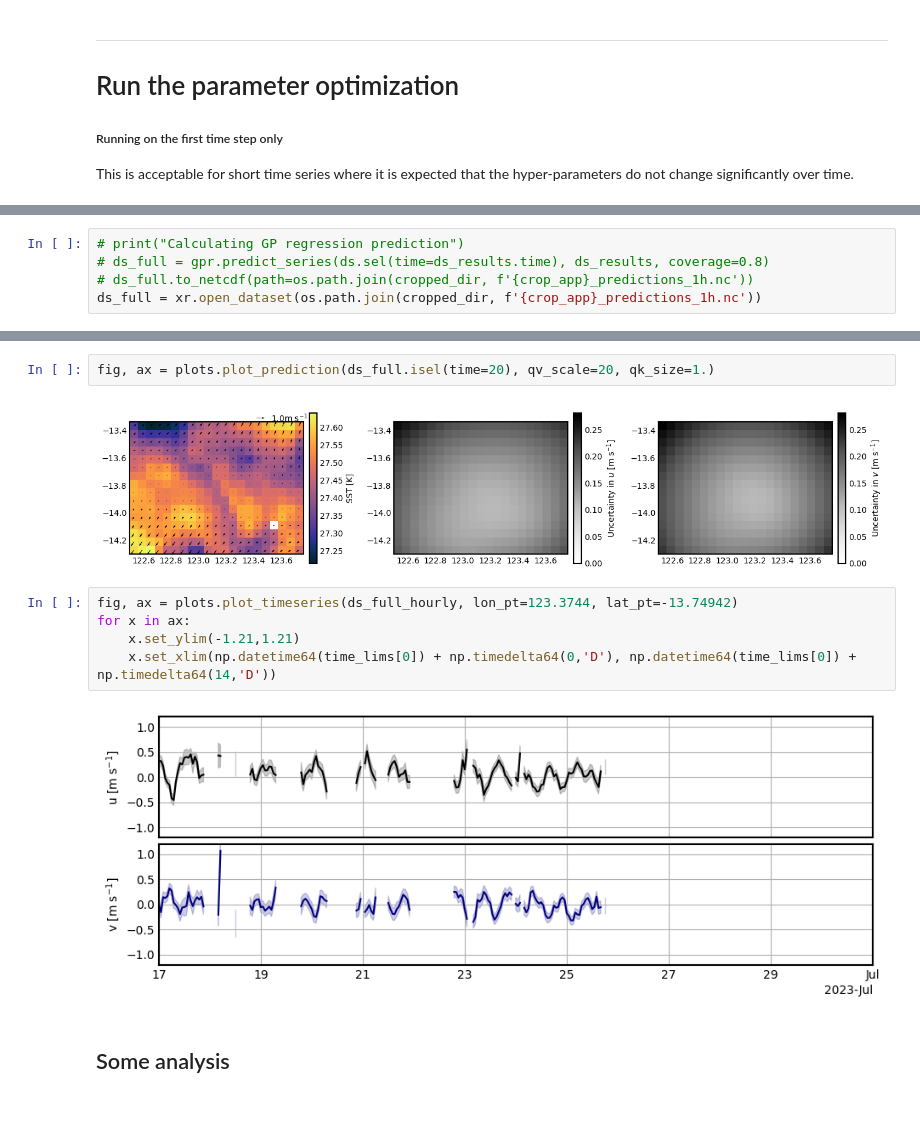
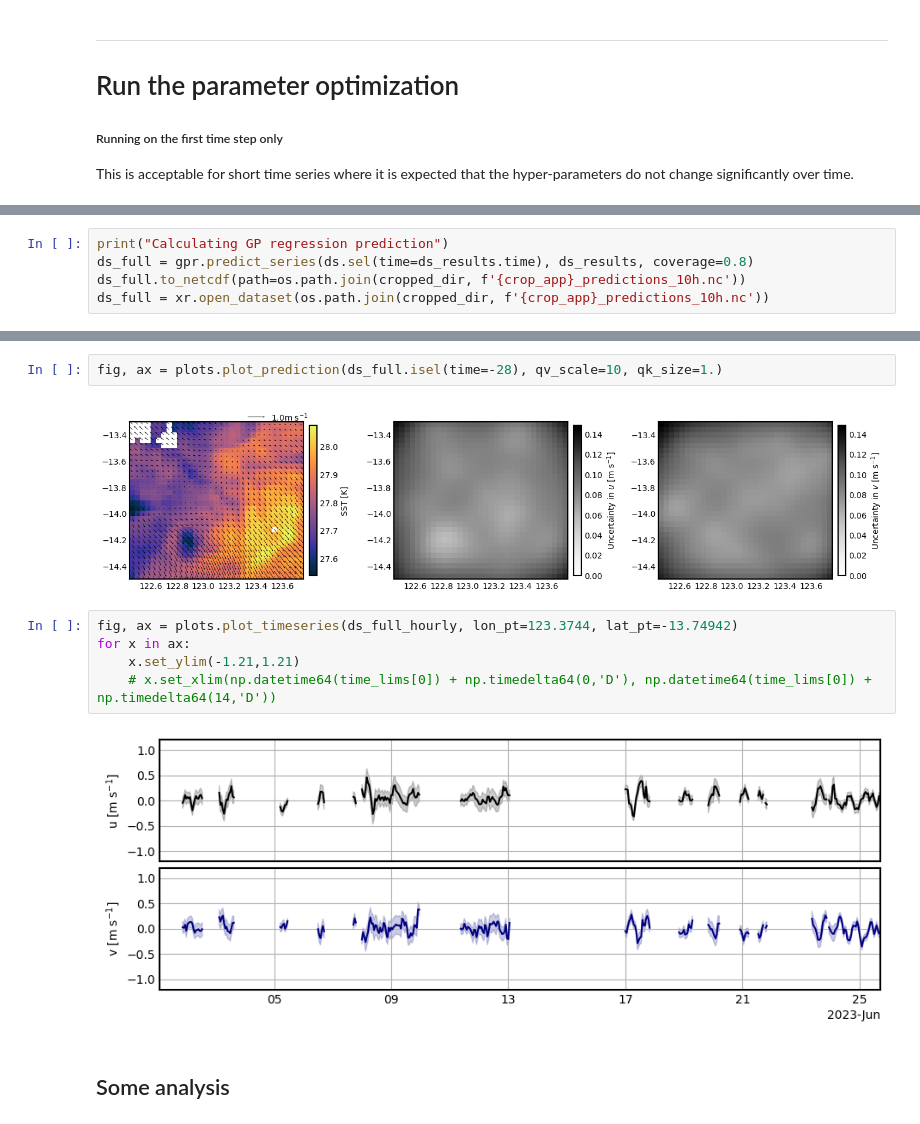
Before and after one commit to TIDE-ITRH/inversion-sst-gp, a Jupyter notebook: notebooks/use_cases/browse_june23/browse_basin_drifters.ipynb, the cells around one changed output, grey strips where cells are left out. Drawn from its saved outputs; the diff is of its cells as text.

```diff
--- a/notebooks/use_cases/browse_june23/browse_basin_drifters.ipynb
+++ b/notebooks/use_cases/browse_june23/browse_basin_drifters.ipynb
@@ -143,5 +201,5 @@ Data variables:
 # %%
-# print("Calculating GP regression prediction")
-# ds_full = gpr.predict_series(ds.sel(time=ds_results.time), ds_results, coverage=0.8)
-# ds_full.to_netcdf(path=os.path.join(cropped_dir, f'{crop_app}_predictions_1h.nc'))
-ds_full = xr.open_dataset(os.path.join(cropped_dir, f'{crop_app}_predictions_1h.nc'))
+print("Calculating GP regression prediction")
+ds_full = gpr.predict_series(ds.sel(time=ds_results.time), ds_results, coverage=0.8)
+ds_full.to_netcdf(path=os.path.join(cropped_dir, f'{crop_app}_predictions_10h.nc'))
+ds_full = xr.open_dataset(os.path.join(cropped_dir, f'{crop_app}_predictions_10h.nc'))
@@ -259,14 +237,14 @@ for ii, var in enumerate(p_vars):
 # %%
-fig, ax = plots.plot_prediction(ds_full.isel(time=20), qv_scale=20, qk_size=1.)
+fig, ax = plots.plot_prediction(ds_full.isel(time=-28), qv_scale=10, qk_size=1.)
 # %% [output]
-[figure, old version]
+[figure, new version]
 # %%
 fig, ax = plots.plot_timeseries(ds_full_hourly, lon_pt=123.3744, lat_pt=-13.74942)
 for x in ax:
     x.set_ylim(-1.21,1.21)
-    x.set_xlim(np.datetime64(time_lims[0]) + np.timedelta64(0,'D'), np.datetime64(time_lims[0]) + np.timedelta64(14,'D'))
+    # x.set_xlim(np.datetime64(time_lims[0]) + np.timedelta64(0,'D'), np.datetime64(time_lims[0]) + np.timedelta64(14,'D'))
 # %% [output]
-[figure, old version]
+[figure, new version]
 # %% [markdown]
 ## Some analysis
 # %%
```
Also changed, not shown: parts of 29 cells of this notebook, 21 other files.
